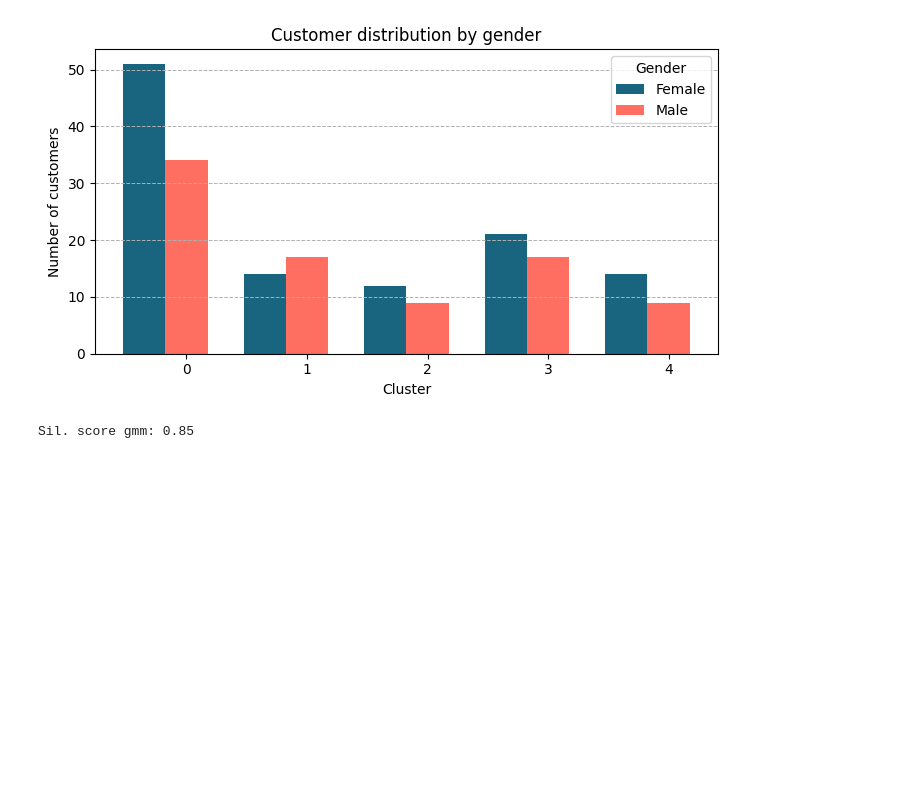
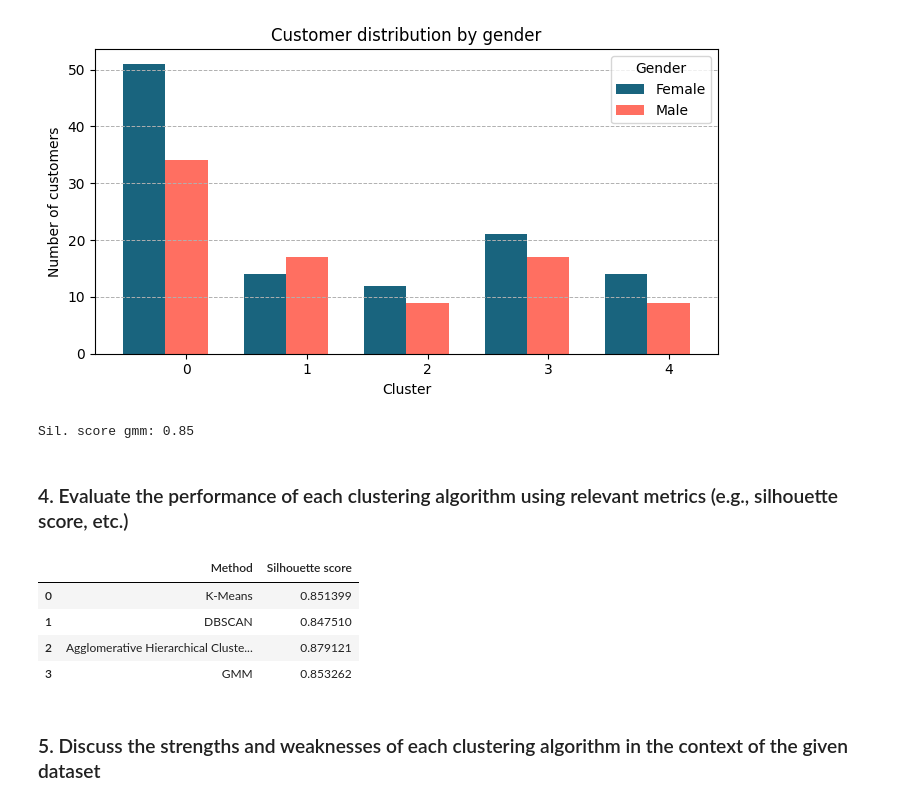
Before and after one commit to dalimvc/Clustering-and-Classification-Models, a Jupyter notebook: DS24-Clustering-b21dalmi.ipynb, the cells around one changed output. Drawn from its saved outputs; the diff is of its cells as text; code cells hidden in the pictures; blank space fills up the shorter version.

```diff
--- a/DS24-Clustering-b21dalmi.ipynb
+++ b/DS24-Clustering-b21dalmi.ipynb
@@ -810,3 +819,31 @@ silhouette_score_gmm = silhouette_score(df_scaled, df_scaled['Cluster'])
 print(f"Sil. score gmm: {silhouette_score_gmm:.2f}")
 # %% [output]
 Sil. score gmm: 0.85
+# %% [markdown]
+<style>
+h3 {
+ color: #0078d4
+}
+</style>
+<h3>4. Evaluate the performance of each clustering algorithm using relevant metrics (e.g.,
+silhouette score, etc.) </h3>
+# %%
+metrics = pd.DataFrame({
+    'Method': ['K-Means', 'DBSCAN', 'Agglomerative Hierarchical Clustering', 'GMM'],
+    'Silhouette score': [silhouette_score_k_means, silhouette_dbscan, silhouette_agg_clust, silhouette_score_gmm],
+})
+metrics.head()
+# %% [output]
+|  | Method | Silhouette score |
+| 0 | K-Means | 0.851399 |
+| 1 | DBSCAN | 0.847510 |
+| 2 | Agglomerative Hierarchical Cluste... | 0.879121 |
+| 3 | GMM | 0.853262 |
+# %% [markdown]
+<style>
+h3 {
+ color: #0078d4
+}
+</style>
+<h3>5. Discuss the strengths and weaknesses of each clustering algorithm in the context of the
+given dataset</h3>
```
Also changed, not shown: parts of 13 cells of this notebook, 1 other file.
